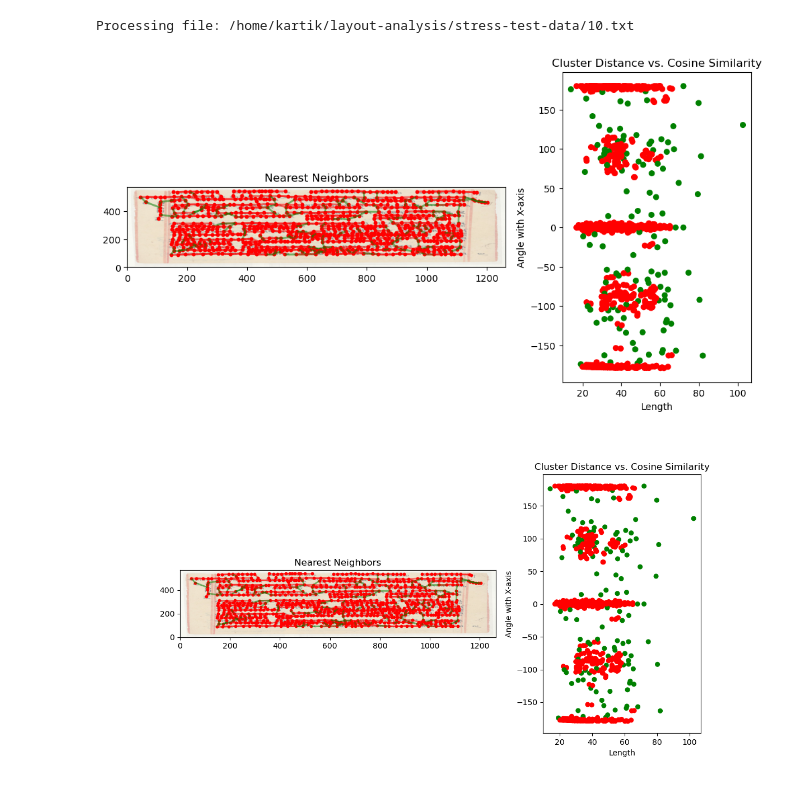
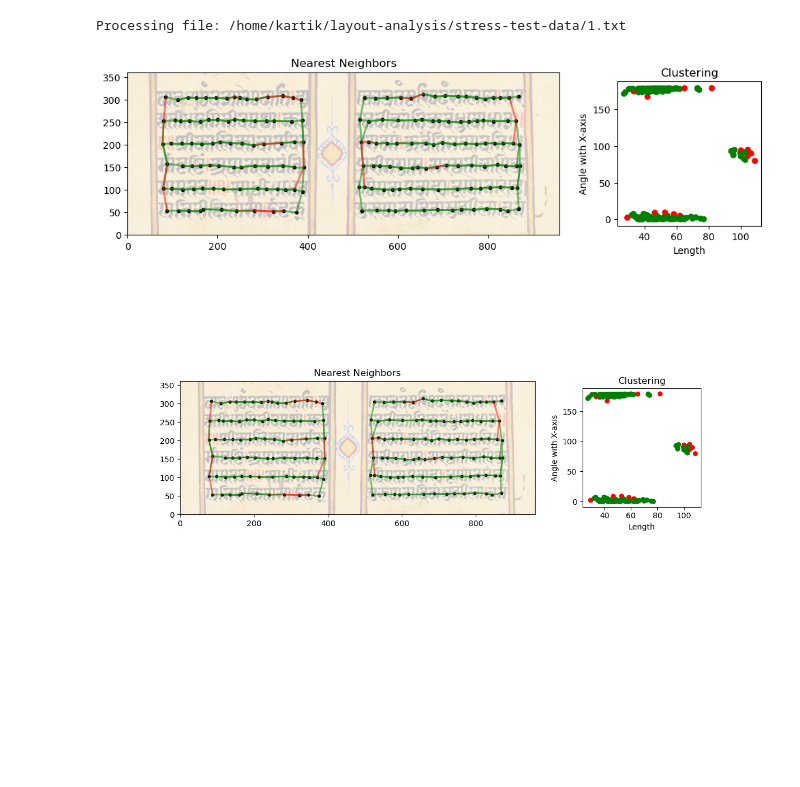
Before and after one commit to flame-cai/layout-analysis, a Jupyter notebook: simple_graph-v2.ipynb, the cells around one changed output. Cells and saved outputs as stored; diff of their text form; code cells hidden in the pictures; blank space fills up the shorter version.

```diff
--- a/simple_graph-v2.ipynb
+++ b/simple_graph-v2.ipynb
@@ -7,8 +7,10 @@ from itertools import combinations
 from scipy.spatial import cKDTree
 from IPython.display import display
 from matplotlib.colors import ListedColormap
-cmap = ListedColormap(['red', 'green'])
+cmap = ListedColormap(['green', 'red'])
 from sklearn.cluster import DBSCAN
+import cv2
+
 
 
 DATA_PATH = "/home/kartik/layout-analysis/stress-test-data"
@@ -23,13 +25,15 @@ cos_similarity_less_than = -0.8
 
 %matplotlib widget
 # %%
-pg_no = 10
-bg_img = mpimg.imread(DATA_PATH+f"/{pg_no}.jpg")  # Replace with your image path
+pg_no = 1
+bg_img = plt.imread(DATA_PATH+f"/{pg_no}.jpg")  # Replace with your image path
+bg_img = cv2.resize(bg_img, (bg_img.shape[1] // 2, bg_img.shape[0] // 2))
 height, width = bg_img.shape[:2]
 # %%
 # Get unique prefixes efficiently without sorting everything
 for entry in os.scandir(DATA_PATH):
-    if entry.is_file() and entry.name.endswith(f'{pg_no}.txt'):
+    # if entry.is_file() and entry.name.endswith(f'{pg_no}.txt'):
+    if entry.is_file() and entry.name == f'{pg_no}.txt':
 
         points_file = entry.path
         print(f"Processing file: {points_file}")
@@ -41,6 +45,7 @@ for entry in os.scandir(DATA_PATH):
 
         segments = []
         seg_colors = []
+
         to_cluster = []
         global_pair_tracker = []
         to_plot = []
@@ -71,7 +76,7 @@ for entry in os.scandir(DATA_PATH):
                 # calculate the angle the pair makes with the X-axis
                 v = _a[2] - _b[2]  # Difference vector
                 theta = np.arctan2(v[1], v[0])
-                angle_with_xaxis = np.degrees(theta) #Convert to degrees (optional)
+                angle_with_xaxis = np.degrees(theta)% 180 #Convert to degrees (optional)
 
                 # select pairs who have an angle of around 180 degrees between them
                 if cos_similarity < cos_similarity_less_than:
@@ -90,7 +95,26 @@ for entry in os.scandir(DATA_PATH):
                 to_cluster.append((total_length, angle_with_xaxis))
 
 
+        # unique_global_pair_tracker = []
+        # unique_to_cluster = []
+        # unique_to_plot = []
+        # seen_keys = set()
 
+        # for i, (pair, cluster_item, plot_item) in enumerate(zip(global_pair_tracker, to_cluster, to_plot)):
+        #     _a, _b, total_length, cos_similarity, angle_with_xaxis = pair
+        #     # Create a key that is independent of order
+        #     key = tuple(sorted([_a[0], _b[0]]))
+
+        #     if key not in seen_keys:
+        #         seen_keys.add(key)
+        #         unique_global_pair_tracker.append(pair)
+        #         unique_to_cluster.append(cluster_item)
+        #         unique_to_plot.append(plot_item)
+
+        # # Replace the original lists with the filtered versions
+        # global_pair_tracker = unique_global_pair_tracker
+        # to_cluster = unique_to_cluster
+        # to_plot = unique_to_plot
 
 
         to_cluster_array = np.array(to_cluster)  # Convert list to NumPy array
@@ -104,7 +128,9 @@ for entry in os.scandir(DATA_PATH):
 
         # Adjust figure layout: large left panel for nearest neighbors, smaller right panel for scatter plot
         fig, (ax1, ax2) = plt.subplots(1, 2, figsize=(12, 6),
-                                       gridspec_kw={'width_ratios': [2, 1]})  # Left panel is twice the width
+                                       gridspec_kw={'width_ratios': [3, 1]})  # Left panel is twice the width
+        #ax1.set_box_aspect(1)  # Keep the box aspect ratio equal for both axes
+        ax2.set_box_aspect(1)
 
 
 
@@ -114,56 +140,56 @@ for entry in os.scandir(DATA_PATH):
             seg1 = (points[s[0]], points[s[1]])
             seg2 = (points[s[0]], points[s[2]])
             segments.extend([seg1, seg2])
-            segment_color = 'green' if colors[i] == 1 else 'red'
+            segment_color = 'red' if colors[i] == 1 else 'green'
             seg_colors.extend([segment_color, segment_color])
 
-
-        ax1.imshow(bg_img, alpha=0.5, zorder=0, extent=[0, 1, 0, 1], transform=ax1.transAxes)
+        ax1.imshow(bg_img, alpha=0.25, zorder=0, extent=[0, width, 0, height])
+        ax1.set_xlim(0, width)
+        ax1.set_ylim(0, height)
         base_lc = mc.LineCollection(segments, linewidths=2, alpha=0.5, colors=seg_colors)
         ax1.add_collection(base_lc)
-        ax1.scatter(points[:, 0], points[:, 1], c='red', s=10)
+        ax1.scatter(points[:, 0], points[:, 1], c='black', s=10)
         ax1.set_title("Nearest Neighbors")
-        # ax1.set_aspect('equal')
-        ax1.set_aspect(height/width)
-        #ax1.set_aspect(1)  # Keep pixels square
+
+
 
         # Scatter plot (right)
         distances, cos_similarities = zip(*to_cluster) if to_cluster else ([], [])
         scatter = ax2.scatter(distances, cos_similarities, c=colors,cmap=cmap, s=30, picker=True)
         ax2.set_xlabel('Length')
         ax2.set_ylabel('Angle with X-axis')
-        ax2.set_title('Cluster Distance vs. Cosine Similarity')
+        ax2.set_title('Clustering')
 
         # Interactive Highlighting
         highlighted_segments = [None]
 
         def on_pick(event):
             if event.artist != scatter:
                 return
             if len(event.ind) == 0:
                 return
 
             i = event.ind[0]
             s = to_plot[i]
             seg1 = (points[s[0]], points[s[1]])
             seg2 = (points[s[0]], points[s[2]])
 
             if highlighted_segments[0] is not None:
                 highlighted_segments[0].remove()
                 highlighted_segments[0] = None
 
             highlighted_segments[0] = mc.LineCollection([seg1, seg2], linewidths=4, colors='red')
             ax1.add_collection(highlighted_segments[0])
             fig.canvas.draw_idle()
 
         fig.canvas.mpl_connect('pick_event', on_pick)
 
         # Display the interactive figure (keeps multiple figures interactive)
         display(fig)
 # %% [output]
-Processing file: /home/kartik/layout-analysis/stress-test-data/10.txt
+Processing file: /home/kartik/layout-analysis/stress-test-data/1.txt
-[figure, old version]
+[figure, new version]
-[figure, old version]
+[figure, new version]
 # %%
 #TODO
 # image to heatmap to pointcloud -- has to be consistent
```
Also changed, not shown: 49 other files.
